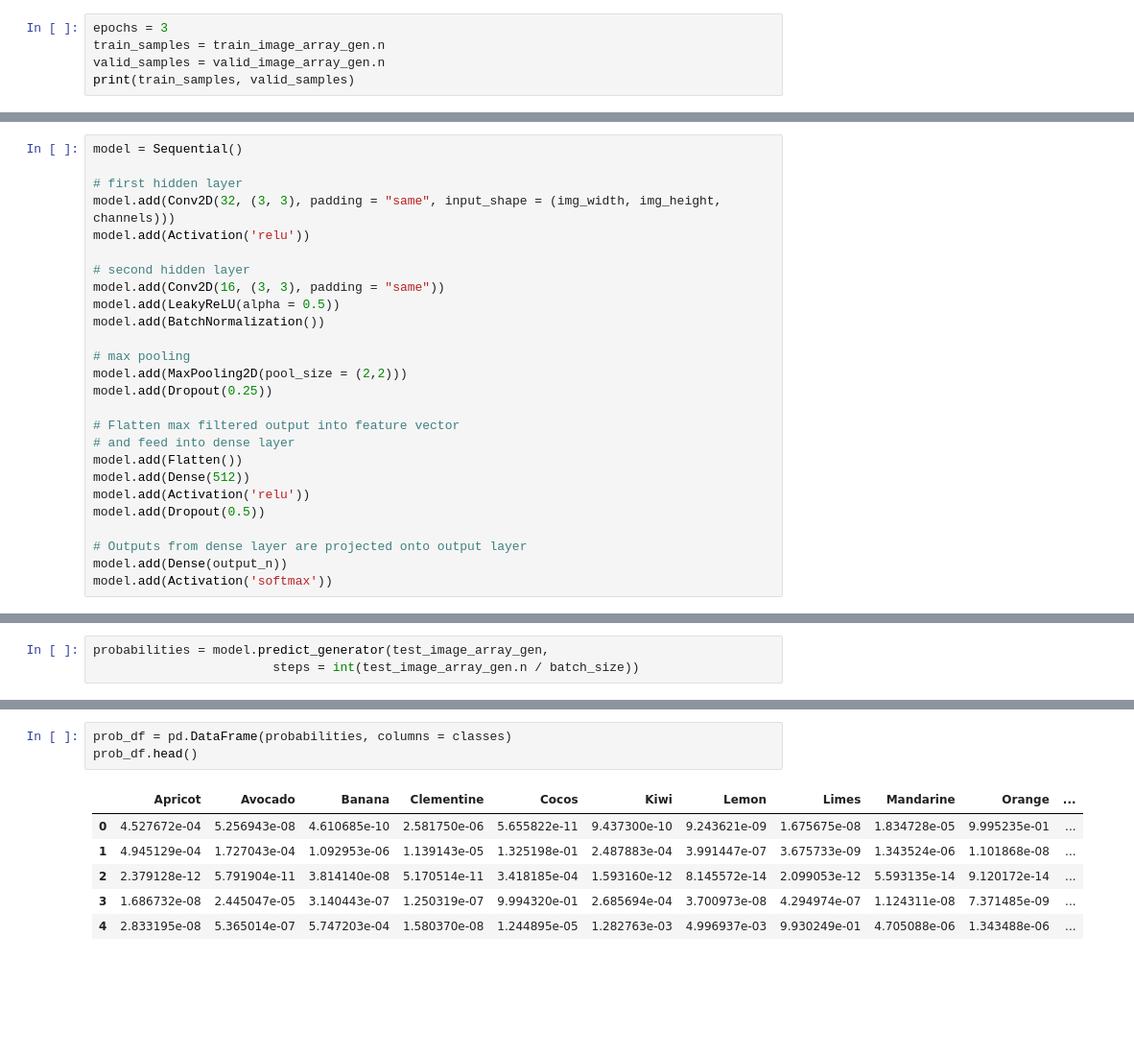
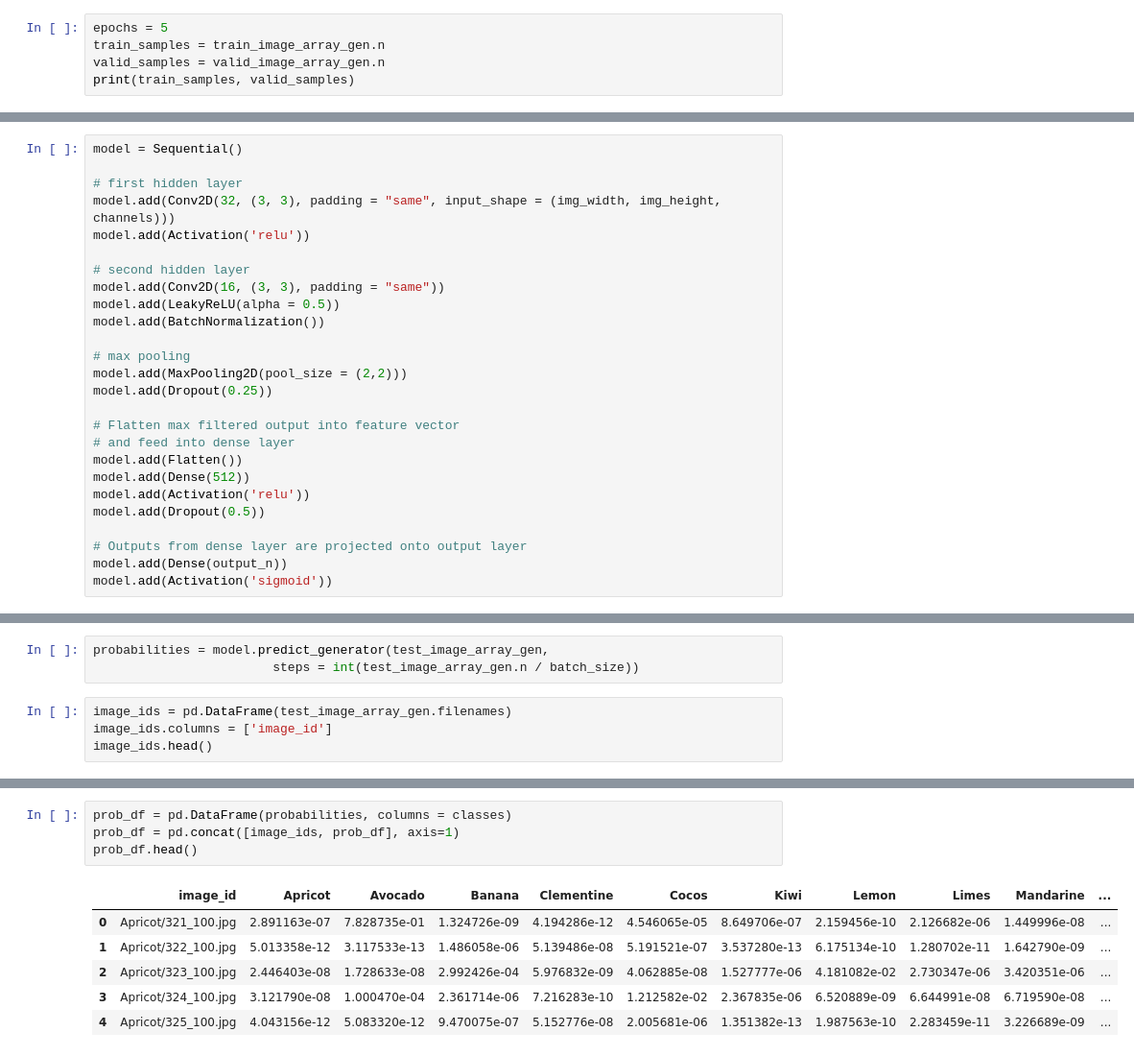
Before and after one commit to codecentric/from-keras-to-production-workshop, a Jupyter notebook: notebooks/1-deeplearning/04-fruits-cnn-2.ipynb, the cells around one changed output, grey strips where cells are left out. Shown: that part at 96% size. Cells and saved outputs as stored; diff of their text form; blank space fills up the shorter version.

```diff
--- a/notebooks/1-deeplearning/04-fruits-cnn-2.ipynb
+++ b/notebooks/1-deeplearning/04-fruits-cnn-2.ipynb
@@ -68,7 +68,7 @@ valid_image_array_gen = train_data_gen.flow_from_directory(
 Found 5788 images belonging to 16 classes.
 Found 1921 images belonging to 16 classes.
 # %%
-epochs = 3
+epochs = 5
 train_samples = train_image_array_gen.n
 valid_samples = valid_image_array_gen.n
 print(train_samples, valid_samples)
@@ -99,7 +99,7 @@ model.add(Dropout(0.5))
 
 # Outputs from dense layer are projected onto output layer
 model.add(Dense(output_n))
-model.add(Activation('softmax'))
+model.add(Activation('sigmoid'))
 # %%
 print(model.summary())
 # %% [output]
@@ -212,3 +216,7 @@ classes
 # %%
 probabilities = model.predict_generator(test_image_array_gen,
                         steps = int(test_image_array_gen.n / batch_size))
+# %%
+image_ids = pd.DataFrame(test_image_array_gen.filenames)
+image_ids.columns = ['image_id']
+image_ids.head()
@@ -215,10 +230,11 @@ probabilities = model.predict_generator(test_image_array_gen,
 # %%
 prob_df = pd.DataFrame(probabilities, columns = classes)
+prob_df = pd.concat([image_ids, prob_df], axis=1)
 prob_df.head()
 # %% [output]
-|  | Apricot | Avocado | Banana | Clementine | Cocos | Kiwi | Lemon | Limes | Mandarine | Orange | ... |
-| 0 | 4.527672e-04 | 5.256943e-08 | 4.610685e-10 | 2.581750e-06 | 5.655822e-11 | 9.437300e-10 | 9.243621e-09 | 1.675675e-08 | 1.834728e-05 | 9.995235e-01 | ... |
-| 1 | 4.945129e-04 | 1.727043e-04 | 1.092953e-06 | 1.139143e-05 | 1.325198e-01 | 2.487883e-04 | 3.991447e-07 | 3.675733e-09 | 1.343524e-06 | 1.101868e-08 | ... |
-| 2 | 2.379128e-12 | 5.791904e-11 | 3.814140e-08 | 5.170514e-11 | 3.418185e-04 | 1.593160e-12 | 8.145572e-14 | 2.099053e-12 | 5.593135e-14 | 9.120172e-14 | ... |
-| 3 | 1.686732e-08 | 2.445047e-05 | 3.140443e-07 | 1.250319e-07 | 9.994320e-01 | 2.685694e-04 | 3.700973e-08 | 4.294974e-07 | 1.124311e-08 | 7.371485e-09 | ... |
-| 4 | 2.833195e-08 | 5.365014e-07 | 5.747203e-04 | 1.580370e-08 | 1.244895e-05 | 1.282763e-03 | 4.996937e-03 | 9.930249e-01 | 4.705088e-06 | 1.343488e-06 | ... |
+|  | image_id | Apricot | Avocado | Banana | Clementine | Cocos | Kiwi | Lemon | Limes | Mandarine | ... |
+| 0 | Apricot/321_100.jpg | 2.891163e-07 | 7.828735e-01 | 1.324726e-09 | 4.194286e-12 | 4.546065e-05 | 8.649706e-07 | 2.159456e-10 | 2.126682e-06 | 1.449996e-08 | ... |
+| 1 | Apricot/322_100.jpg | 5.013358e-12 | 3.117533e-13 | 1.486058e-06 | 5.139486e-08 | 5.191521e-07 | 3.537280e-13 | 6.175134e-10 | 1.280702e-11 | 1.642790e-09 | ... |
+| 2 | Apricot/323_100.jpg | 2.446403e-08 | 1.728633e-08 | 2.992426e-04 | 5.976832e-09 | 4.062885e-08 | 1.527777e-06 | 4.181082e-02 | 2.730347e-06 | 3.420351e-06 | ... |
+| 3 | Apricot/324_100.jpg | 3.121790e-08 | 1.000470e-04 | 2.361714e-06 | 7.216283e-10 | 1.212582e-02 | 2.367835e-06 | 6.520889e-09 | 6.644991e-08 | 6.719590e-08 | ... |
+| 4 | Apricot/325_100.jpg | 4.043156e-12 | 5.083320e-12 | 9.470075e-07 | 5.152776e-08 | 2.005681e-06 | 1.351382e-13 | 1.987563e-10 | 2.283459e-11 | 3.226689e-09 | ... |
```
Also changed, not shown: parts of 9 cells of this notebook, 1 other file.
